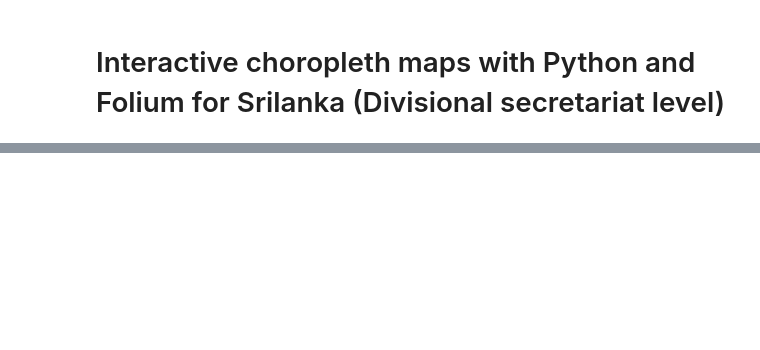
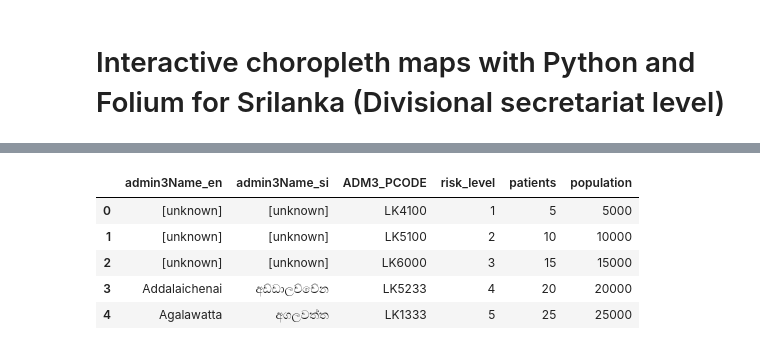
Before and after one commit to MalakaGu/geo-mapping-srilanka, a Jupyter notebook: Demostration_dslevel.ipynb, the cells around one changed output, grey strips where cells are left out. Drawn from its saved outputs; the diff is of its cells as text; code cells hidden in the pictures; blank space fills up the shorter version.

```diff
--- a/Demostration_dslevel.ipynb
+++ b/Demostration_dslevel.ipynb
@@ -16,9 +46,16 @@ dsg.head(2)
 dsg=dsg[['ADM3_PCODE','geometry']]
 # %%
 # loading aditional data
-ds_a=pd.read_csv('ds_aditional_data.csv')
+ds_a=pd.read_csv('/kaggle/input/srilanka-geo/ds_aditional_data.csv')
 ds_a.rename(columns={'admin3Pcode':'ADM3_PCODE'}, inplace=True)
 ds_a.head()
+# %% [output]
+|  | admin3Name_en | admin3Name_si | ADM3_PCODE | risk_level | patients | population |
+| 0 | [unknown] | [unknown] | LK4100 | 1 | 5 | 5000 |
+| 1 | [unknown] | [unknown] | LK5100 | 2 | 10 | 10000 |
+| 2 | [unknown] | [unknown] | LK6000 | 3 | 15 | 15000 |
+| 3 | Addalaichenai | අඩ්ඩාලච්චේන | LK5233 | 4 | 20 | 20000 |
+| 4 | Agalawatta | අගලවත්ත | LK1333 | 5 | 25 | 25000 |
 # %%
 divisional=dsg.merge(ds_a,on="ADM3_PCODE")
 divisional.head()
```
Also changed, not shown: parts of 6 cells of this notebook, 8 other files.
